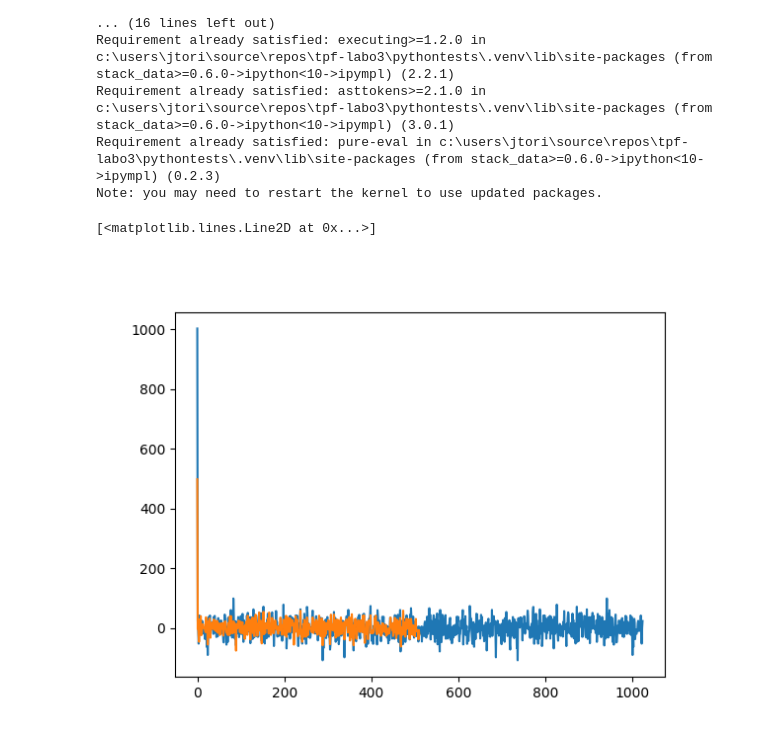
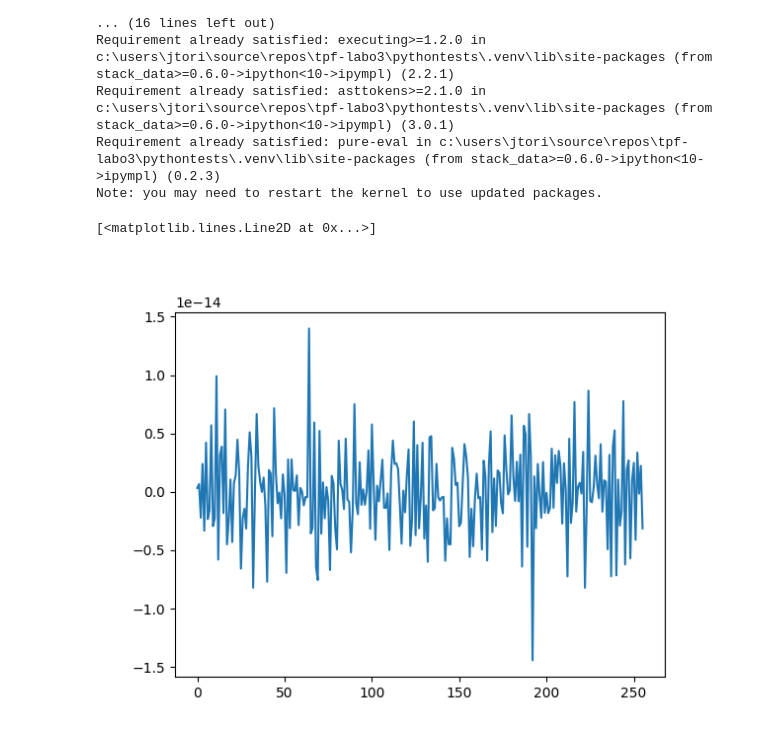
Before and after one commit to Torino1564/TPF-Labo3, a Jupyter notebook: PythonTests/test.ipynb, the cells around one changed output. Cells and saved outputs as stored; diff of their text form; code cells hidden in the pictures.

```diff
--- a/PythonTests/test.ipynb
+++ b/PythonTests/test.ipynb
@@ -29,19 +29,25 @@ def LinearAutocorrelation(buffer, w, tau):
         result += buffer[i]*buffer[i+tau]
     return result
 # %%
-x = np.random.normal(0, 1, 1024)
+x = np.random.normal(0, 1, 256)
 r_x = []
 
 window_size = int(len(x)/2)
 for delta in range(0, window_size-1):
     r_x.append(LinearAutocorrelation(x, window_size, delta))
 
+with open("x_c_array.txt", "w") as f:
+    f.write("{\n")
+    for value in x:
+        f.write(f"    {value:.9f},\n")
+    f.write("};\n")
+
 X = np.fft.fft(x)
 r_x2 = np.fft.ifft(X*np.conj(X))
 
 plt.figure()
-plt.plot(r_x2)
-plt.plot(r_x)
+plt.plot(r_x2.imag)
+#plt.plot(r_x)
 # %% [output]
 [<matplotlib.lines.Line2D at 0x...>]
-[figure, old version]
+[figure, new version]
```
Also changed, not shown: parts of 1 cell of this notebook, 7 other files.
